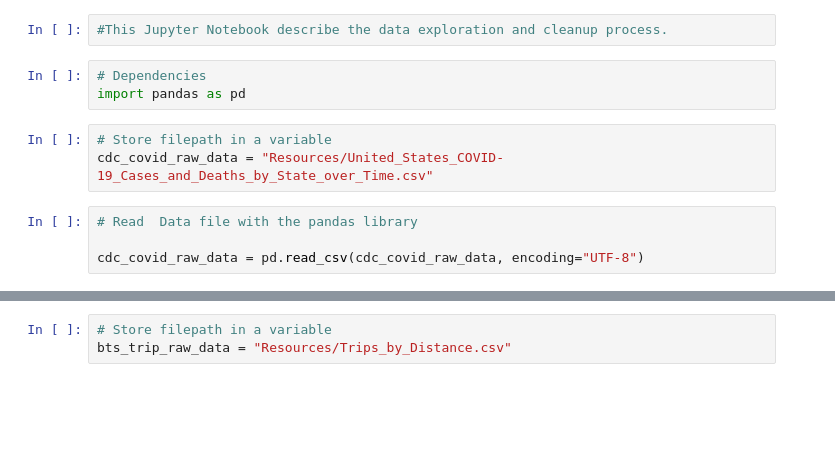
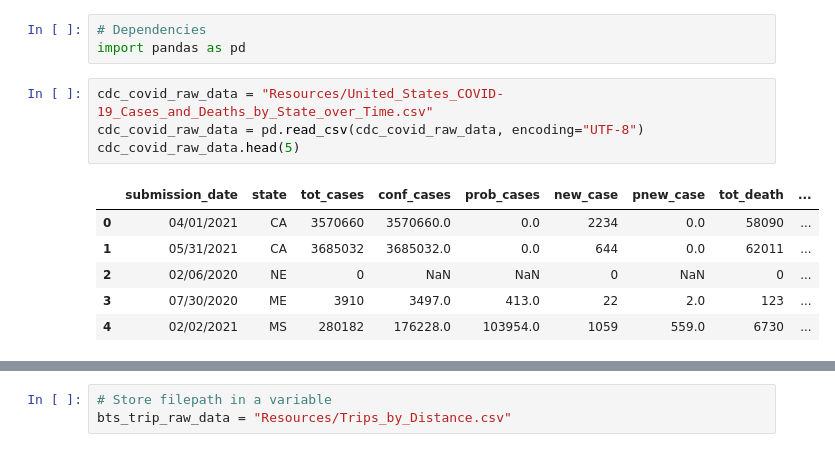
Before and after one commit to colinscampbell/project-1, a Jupyter notebook: data_exploration_cleanup.ipynb, the cells around one changed output, grey strips where cells are left out. Cells and saved outputs as stored; diff of their text form; blank space fills up the shorter version.

```diff
--- a/data_exploration_cleanup.ipynb
+++ b/data_exploration_cleanup.ipynb
@@ -1,12 +1,14 @@
-# %%
-#This Jupyter Notebook describe the data exploration and cleanup process.
 # %%
 # Dependencies
 import pandas as pd
 # %%
-# Store filepath in a variable
 cdc_covid_raw_data = "Resources/United_States_COVID-19_Cases_and_Deaths_by_State_over_Time.csv"
+cdc_covid_raw_data = pd.read_csv(cdc_covid_raw_data, encoding="UTF-8")
+cdc_covid_raw_data.head(5)
+# %% [output]
+|  | submission_date | state | tot_cases | conf_cases | prob_cases | new_case | pnew_case | tot_death | ... |
+| 0 | 04/01/2021 | CA | 3570660 | 3570660.0 | 0.0 | 2234 | 0.0 | 58090 | ... |
+| 1 | 05/31/2021 | CA | 3685032 | 3685032.0 | 0.0 | 644 | 0.0 | 62011 | ... |
+| 2 | 02/06/2020 | NE | 0 | NaN | NaN | 0 | NaN | 0 | ... |
+| 3 | 07/30/2020 | ME | 3910 | 3497.0 | 413.0 | 22 | 2.0 | 123 | ... |
+| 4 | 02/02/2021 | MS | 280182 | 176228.0 | 103954.0 | 1059 | 559.0 | 6730 | ... |
-# %%
-# Read  Data file with the pandas library
-
-cdc_covid_raw_data = pd.read_csv(cdc_covid_raw_data, encoding="UTF-8")
```
Also changed, not shown: parts of 5 cells of this notebook, 2 other files.
